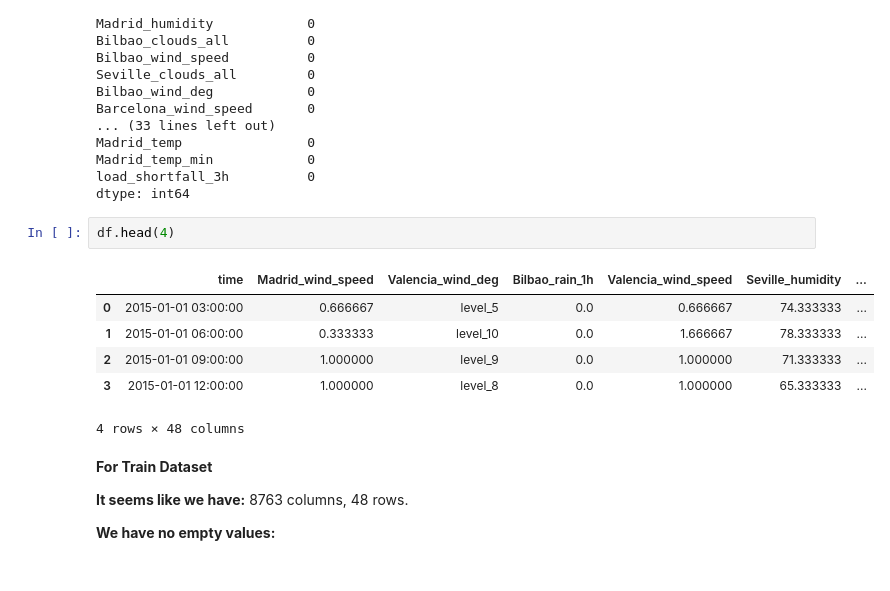
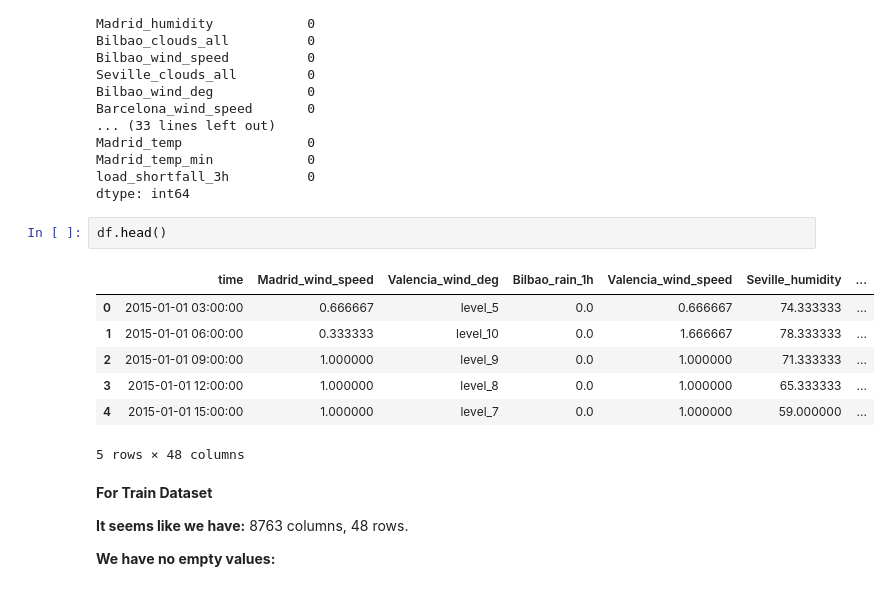
Before and after one commit to kabirodavies/-Machine-Learning-Advanced-Regression, a Jupyter notebook: spain-electricity-shortfall-challenge.ipynb, the cells around one changed output. Drawn from its saved outputs; the diff is of its cells as text.

```diff
--- a/spain-electricity-shortfall-challenge.ipynb
+++ b/spain-electricity-shortfall-challenge.ipynb
@@ -49,14 +49,15 @@ Madrid_temp_min            0
 load_shortfall_3h          0
 dtype: int64
 # %%
-df.head(4)
+df.head()
 # %% [output]
 |  | time | Madrid_wind_speed | Valencia_wind_deg | Bilbao_rain_1h | Valencia_wind_speed | Seville_humidity | ... |
 | 0 | 2015-01-01 03:00:00 | 0.666667 | level_5 | 0.0 | 0.666667 | 74.333333 | ... |
 | 1 | 2015-01-01 06:00:00 | 0.333333 | level_10 | 0.0 | 1.666667 | 78.333333 | ... |
 | 2 | 2015-01-01 09:00:00 | 1.000000 | level_9 | 0.0 | 1.000000 | 71.333333 | ... |
 | 3 | 2015-01-01 12:00:00 | 1.000000 | level_8 | 0.0 | 1.000000 | 65.333333 | ... |
+| 4 | 2015-01-01 15:00:00 | 1.000000 | level_7 | 0.0 | 1.000000 | 59.000000 | ... |
-4 rows × 48 columns
+5 rows × 48 columns
 # %% [markdown]
 **For Train Dataset**
 
```
Also changed, not shown: parts of 4 cells of this notebook.
